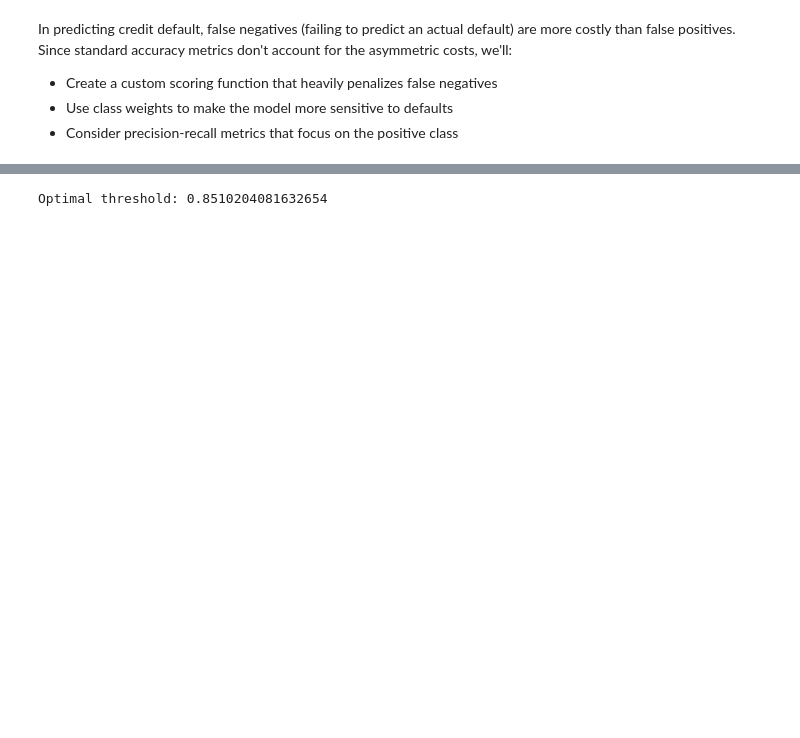
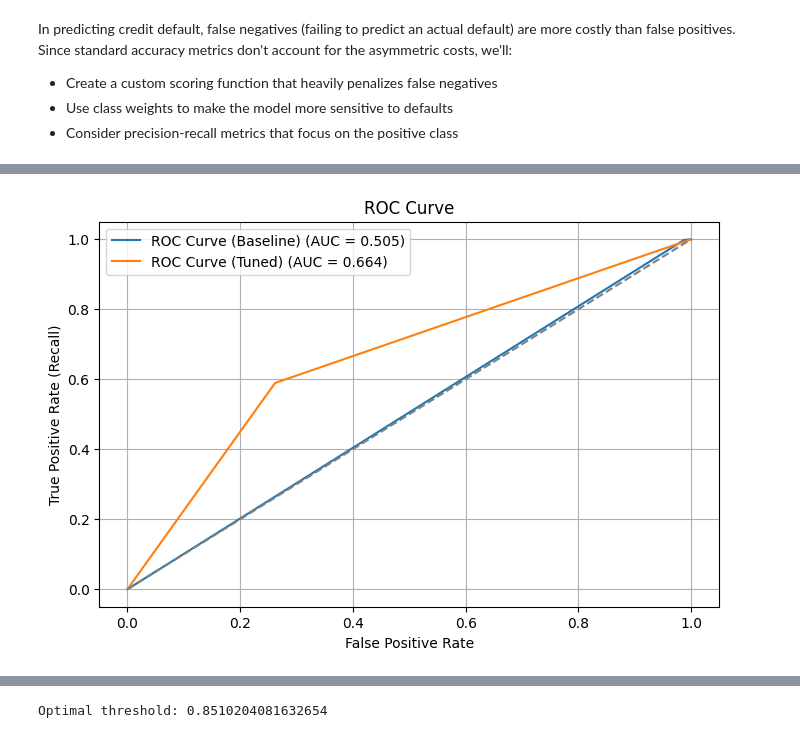
Before and after one commit to oneybb/EC4308_Credit_Default, a Jupyter notebook: PCA.ipynb, the cells around one changed output, grey strips where cells are left out. Drawn from its saved outputs; the diff is of its cells as text; code cells hidden in the pictures; blank space fills up the shorter version.

```diff
--- a/PCA.ipynb
+++ b/PCA.ipynb
@@ -79,10 +122,10 @@ plt.show()
 ### Baseline
 # %%
 # perform logistic regression with PCA on validation set
-log_reg = LogisticRegression(class_weight={0: 1, 1: 20})
-log_reg.fit(X_train_pca, a)
-y_pred_baseline = log_reg.predict(X_val_pca)
-print("Logistic Regression classification report:\n", classification_report(y_val.iloc[:,0].values, y_pred_baseline))
+lr_baseline = LogisticRegression(class_weight={0: 1, 1: 20})
+lr_baseline.fit(X_train_pca[:,:15], a)
+y_pred_baseline_pca = lr_baseline.predict(X_val_pca[:,:15])
+print("Logistic Regression classification report:\n", classification_report(y_val.iloc[:,0].values, y_pred_baseline_pca))
 # %% [output]
 Logistic Regression classification report:
                precision    recall  f1-score   support
@@ -177,0 +239,6 @@ GridSearchCV(cv=StratifiedKFold(n_splits=5, random_state=42, shuffle=True),
+# %%
+# Get results
+best_model_pca = grid_pca.best_estimator_
+best_n_components_pca = grid_pca.best_params_['pca__n_components']
+print("Best model:", best_model_pca)
+print("Best number of components:", best_n_components_pca)
@@ -177,0 +278,8 @@ GridSearchCV(cv=StratifiedKFold(n_splits=5, random_state=42, shuffle=True),
+# %%
+X_train_cv_pca = best_model_pca[0].fit_transform(X_train)
+X_val_cv_pca = best_model_pca[0].transform(X_val)
+lr_cv = best_model_pca[1]
+lr_cv.fit(X_train_cv_pca, a)
+y_pred_cv_proba = lr_cv.predict_proba(X_val_cv_pca)
+y_pred_cv_pca = (y_pred_cv_proba[:, 1] > optimal_threshold_pca).astype(int)
+print("Validation set classification report:\n", classification_report(y_val.iloc[:,0].values, y_pred_cv_pca))
@@ -177,0 +302,21 @@ GridSearchCV(cv=StratifiedKFold(n_splits=5, random_state=42, shuffle=True),
+# %%
+# Compute ROC
+fpr_baseline, tpr_baseline, _ = roc_curve(y_val.iloc[:,0].values, y_pred_baseline_pca)
+auc_score_baseline = roc_auc_score(y_val.iloc[:,0].values, y_pred_baseline_pca)
+
+fpr_cv, tpr_cv, _ = roc_curve(y_val.iloc[:,0].values, y_pred_cv_pca)
+auc_score_cv = roc_auc_score(y_val.iloc[:,0].values, y_pred_cv_pca)
+
+# Plot ROC
+plt.figure(figsize=(8, 5))
+plt.plot(fpr_baseline, tpr_baseline, label=f"ROC Curve (Baseline) (AUC = {auc_score_baseline:.3f})")
+plt.plot(fpr_cv, tpr_cv, label=f"ROC Curve (Tuned) (AUC = {auc_score_cv:.3f})")
+plt.plot([0, 1], [0, 1], linestyle='--', color='gray')
+plt.xlabel("False Positive Rate")
+plt.ylabel("True Positive Rate (Recall)")
+plt.title("ROC Curve")
+plt.legend()
+plt.grid(True)
+plt.show()
+# %% [output]
+[figure, added]
```
Also changed, not shown: parts of 48 cells of this notebook.
